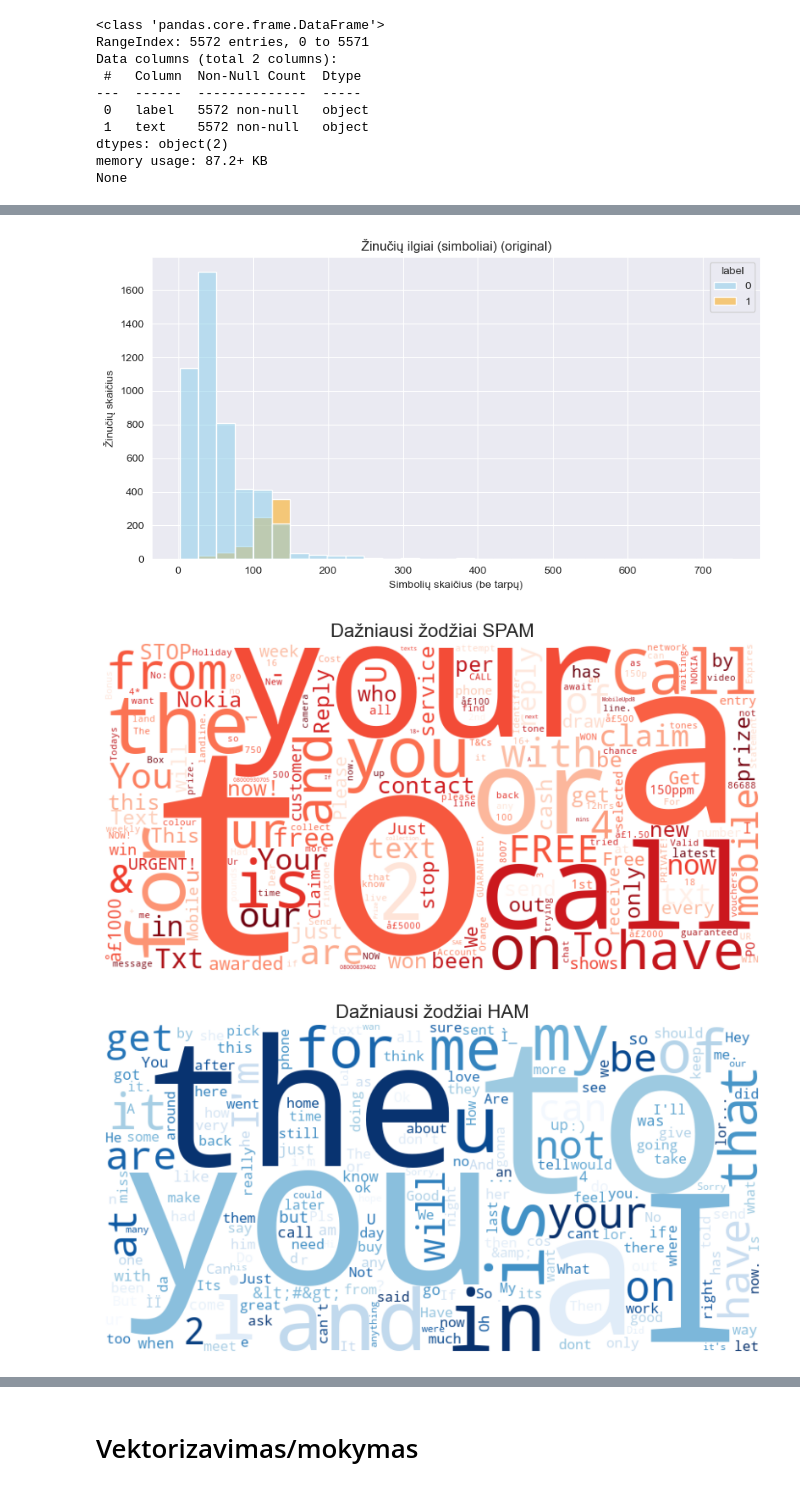
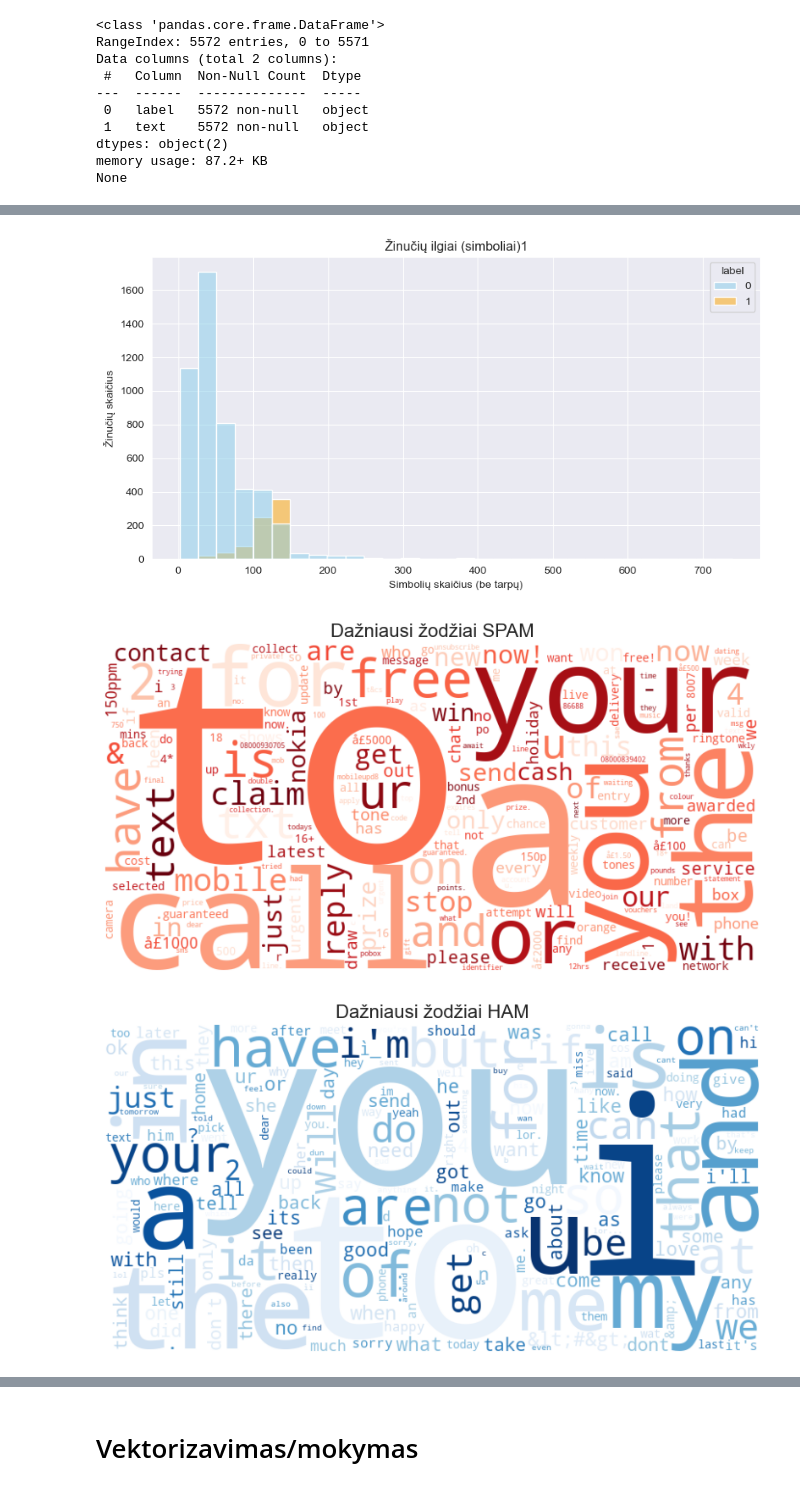
Before and after one commit to Sitri397/NLP, a Jupyter notebook: NLP.ipynb, the cells around one changed output, grey strips where cells are left out. Cells and saved outputs as stored; diff of their text form; code cells hidden in the pictures.

```diff
--- a/NLP.ipynb
+++ b/NLP.ipynb
@@ -26,7 +28,7 @@ df = pd.read_csv("spam.csv", encoding="latin-1")
 
 df = df.iloc[:, :2]  # pasirenkam tik pirmus du stulpelius
 df.columns = ['label', 'text']  # pervadinam, jei reikia
-df['label'] = df['label'].str.lower()
+df['text'] = df['text'].str.lower()
 
 print(df.info())
 # %% [output]
@@ -62,14 +83,14 @@ def plot_histograms(df, suffix=""):
     sns.histplot(df, x='word_count', hue='label', bins=30, kde=False, palette={0:'skyblue',1:'orange'})
     plt.xlabel("Žodžių skaičius")
     plt.ylabel("Žinučių skaičius")
-    plt.title(f"Žinučių ilgiai (žodžiai) {suffix}")
+    plt.title(f"Žinučių ilgiai (žodžiai)")
     plt.show()
 
     plt.figure(figsize=(10,5))
     sns.histplot(df, x='char_count', hue='label', bins=30, kde=False, palette={0:'skyblue',1:'orange'})
     plt.xlabel("Simbolių skaičius (be tarpų)")
     plt.ylabel("Žinučių skaičius")
-    plt.title(f"Žinučių ilgiai (simboliai) {suffix}")
+    plt.title(f"Žinučių ilgiai (simboliai)1")
     plt.show()
 
 plot_histograms(df, "(original)")
@@ -114,3 +135,3 @@ print("Top HAM:", top_ham)
-[figure, old version]
+[figure, new version]
-[figure, old version]
+[figure, new version]
-[figure, old version]
+[figure, new version]
```
Also changed, not shown: parts of 12 cells of this notebook.
